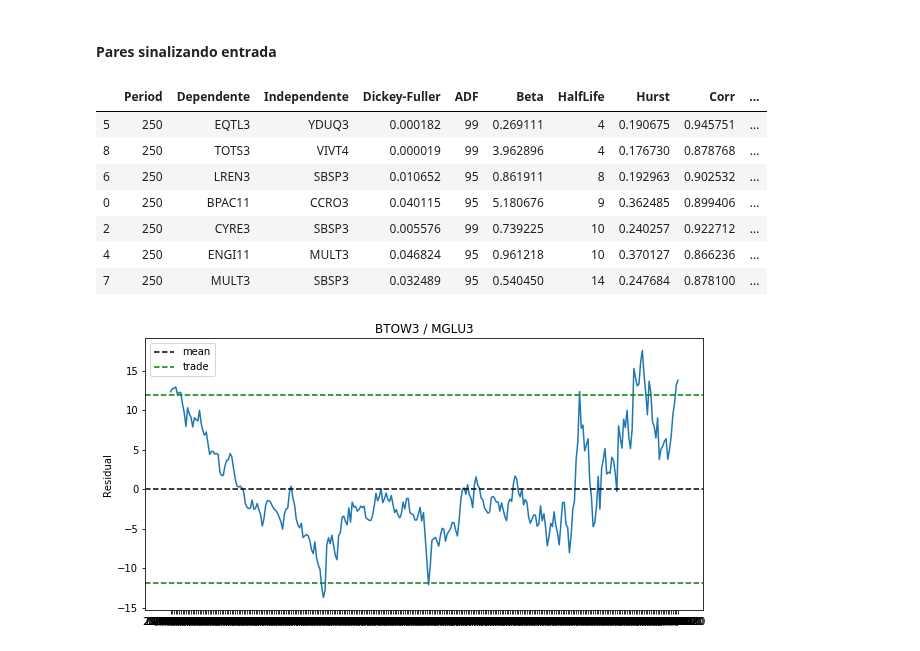
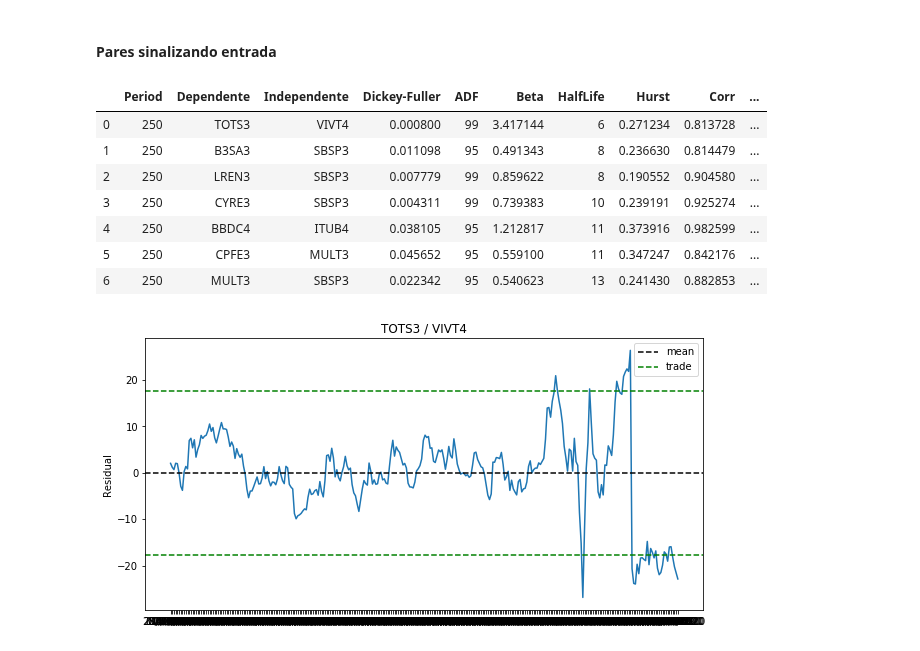
Before and after one commit to andreolvgomes/long-short-by-cointegration, a Jupyter notebook: Cointegration.ipynb, the cells around one changed output. Cells and saved outputs as stored; diff of their text form; code cells hidden in the pictures.

```diff
--- a/Cointegration.ipynb
+++ b/Cointegration.ipynb
@@ -111,7 +111,7 @@ def find_cointegrated_pairs(data, num_pairs=0, period=250):
                 continue
 
             # filter by period
-            y, x = getvalues(data[y_symbol], data[x_symbol], period)
+            y, x = getvalues_by_period(data[y_symbol], data[x_symbol], period)
 
             model = model_ols(y, x)
             adf.check(model.resid)
@@ -155,7 +155,7 @@ def analysis_by_periods(y, x):
 
     for period in [100, 120, 140, 160, 180, 200, 220, 240, 250]:
         # filter by period
-        y_values, x_values = getvalues(y, x, period)
+        y_values, x_values = getvalues_by_period(y, x, period)
 
         coin = cointegration(y_values, x_values, 0)
         half_life = check_halflife(y_values, x_values)
@@ -179,7 +179,7 @@ def cointegration(y, x, period = 250):
     if (period == 0):
         period = len(y)
 
-    y, x = getvalues(y, x, period)
+    y, x = getvalues_by_period(y, x, period)
     model = model_ols(y, x)
     adf.check(model.resid)
     return [adf.is_stationary, adf.p_value, adf.perc_stat, model.params[1], period]
@@ -188,7 +188,7 @@ def apply_halflife(data, pairs, period = 250):
     pairs['HalfLife'] = 0
 
     for i, row in pairs.iterrows():
-        y, x = getvalues(data[row['Dependente']], data[row['Independente']], period)
+        y, x = getvalues_by_period(data[row['Dependente']], data[row['Independente']], period)
 
         value = check_halflife(y, x)
         pairs['HalfLife'].iloc[i]=value
@@ -204,7 +204,7 @@ def apply_hurst(data, pairs, period=250):
     for i, row in pairs.iterrows():
         y = data[row['Dependente']]
         x = data[row['Independente']]
-        y, x = getvalues(y, x, period)
+        y, x = getvalues_by_period(y, x, period)
 
         value = check_hurst(y, x)
         pairs['Hurst'].iloc[i]= value
@@ -238,7 +238,7 @@ def apply_corr(data, pairs, period=250):
     for i, row in pairs.iterrows():
         y = data[row['Dependente']]
         x = data[row['Independente']]
-        y, x = getvalues(y, x, period)
+        y, x = getvalues_by_period(y, x, period)
 
         corr = corr_pearson(y, x)
         pairs['Corr'].iloc[i] = corr
@@ -271,7 +271,7 @@ def apply_signal(data, pairs, period=250):
     pairs['SignalStr'] = ''
 
     for i, row in pairs.iterrows():
-        y, x = getvalues(data[row['Dependente']], data[row['Independente']], period)
+        y, x = getvalues_by_period(data[row['Dependente']], data[row['Independente']], period)
 
         sig = signal(y, x)
         pairs['Signal'].iloc[i] = sig[2]
@@ -288,7 +288,7 @@ def check_periods(data, y_symbol, x_symbol, period):
         return rows
 
 def check_oneperiod(data, y_symbol, x_symbol, period):
-    y, x = getvalues(data[y_symbol], data[x_symbol], period)
+    y, x = getvalues_by_period(data[y_symbol], data[x_symbol], period)
 
     adf = DickeyFuller()
     model = model_ols(y, x)
@@ -297,17 +297,19 @@ def check_oneperiod(data, y_symbol, x_symbol, period):
 
     return [adf.p_value, adf.is_stationary]
 
-def getvalues(y, x, period):
-    if(period > 0):
-        n = len(y)
-        if(period < n):
-            pos = len(y)-period
-            y = y.iloc[pos:]
-            x = x.iloc[pos:]
+def getvalues_by_period(y, x, period):
+    if(period <= 0):
+        return y, x
+
+    n = len(y)
+    if(period < n):
+        pos = n-period
+        y = y.iloc[pos:]
+        x = x.iloc[pos:]
     return y, x
 
 def show(data, y_symbol, x_symbol, period=0):
-    y, x = getvalues(data[y_symbol], data[x_symbol], period)
+    y, x = getvalues_by_period(data[y_symbol], data[x_symbol], period)
 
     model= model_ols(y, x)
     std = statistics.stdev(model.resid)
@@ -332,7 +334,7 @@ path_data_cart = 'datasets/data_cart.csv'
 path_data_full = 'datasets/data.csv'
 path_data_alpha = 'datasets/data_alpha.csv'
 # %%
-df = pd.read_csv(path_data_alpha, index_col=0)#[['ABEV3', 'AZUL4', 'B3SA3', 'BBAS3', 'BBDC3']]
+df = pd.read_csv(path_data_cart, index_col=0)#[['ABEV3', 'AZUL4', 'B3SA3', 'BBAS3', 'BBDC3']]
 data = df[df.columns.difference(['Data', 'Date'])]
 data.shape
 # %% [output]
@@ -428,18 +430,20 @@ signal.reset_index(drop=True, inplace=True)
 apply_periods(data, signal)
 # %%
 # somente pares cointegrados em no mínimo 3 períodos
-signal.loc[(signal['PeriodQt'] > 2)].sort_values(by=['HalfLife'], ascending=True)
+oper = signal.loc[(signal['PeriodQt'] > 2)].sort_values(by=['HalfLife'], ascending=True).copy()
+oper.reset_index(drop=True, inplace=True)
+oper
 # %% [output]
 |  | Period | Dependente | Independente | Dickey-Fuller | ADF | Beta | HalfLife | Hurst | Corr | ... |
-| 5 | 250 | EQTL3 | YDUQ3 | 0.000182 | 99 | 0.269111 | 4 | 0.190675 | 0.945751 | ... |
-| 8 | 250 | TOTS3 | VIVT4 | 0.000019 | 99 | 3.962896 | 4 | 0.176730 | 0.878768 | ... |
-| 6 | 250 | LREN3 | SBSP3 | 0.010652 | 95 | 0.861911 | 8 | 0.192963 | 0.902532 | ... |
-| 0 | 250 | BPAC11 | CCRO3 | 0.040115 | 95 | 5.180676 | 9 | 0.362485 | 0.899406 | ... |
-| 2 | 250 | CYRE3 | SBSP3 | 0.005576 | 99 | 0.739225 | 10 | 0.240257 | 0.922712 | ... |
-| 4 | 250 | ENGI11 | MULT3 | 0.046824 | 95 | 0.961218 | 10 | 0.370127 | 0.866236 | ... |
-| 7 | 250 | MULT3 | SBSP3 | 0.032489 | 95 | 0.540450 | 14 | 0.247684 | 0.878100 | ... |
+| 0 | 250 | TOTS3 | VIVT4 | 0.000800 | 99 | 3.417144 | 6 | 0.271234 | 0.813728 | ... |
+| 1 | 250 | B3SA3 | SBSP3 | 0.011098 | 95 | 0.491343 | 8 | 0.236630 | 0.814479 | ... |
+| 2 | 250 | LREN3 | SBSP3 | 0.007779 | 99 | 0.859622 | 8 | 0.190552 | 0.904580 | ... |
+| 3 | 250 | CYRE3 | SBSP3 | 0.004311 | 99 | 0.739383 | 10 | 0.239191 | 0.925274 | ... |
+| 4 | 250 | BBDC4 | ITUB4 | 0.038105 | 95 | 1.212817 | 11 | 0.373916 | 0.982599 | ... |
+| 5 | 250 | CPFE3 | MULT3 | 0.045652 | 95 | 0.559100 | 11 | 0.347247 | 0.842176 | ... |
+| 6 | 250 | MULT3 | SBSP3 | 0.022342 | 95 | 0.540623 | 13 | 0.241430 | 0.882853 | ... |
 # %%
 #show(data, 'CYRE3', 'MULT3')
-show(data, 'BTOW3', 'MGLU3')
+show(data, 'TOTS3', 'VIVT4')
 # %% [output]
-[figure, old version]
+[figure, new version]
```
Also changed, not shown: parts of 8 cells of this notebook, 2 other files.
